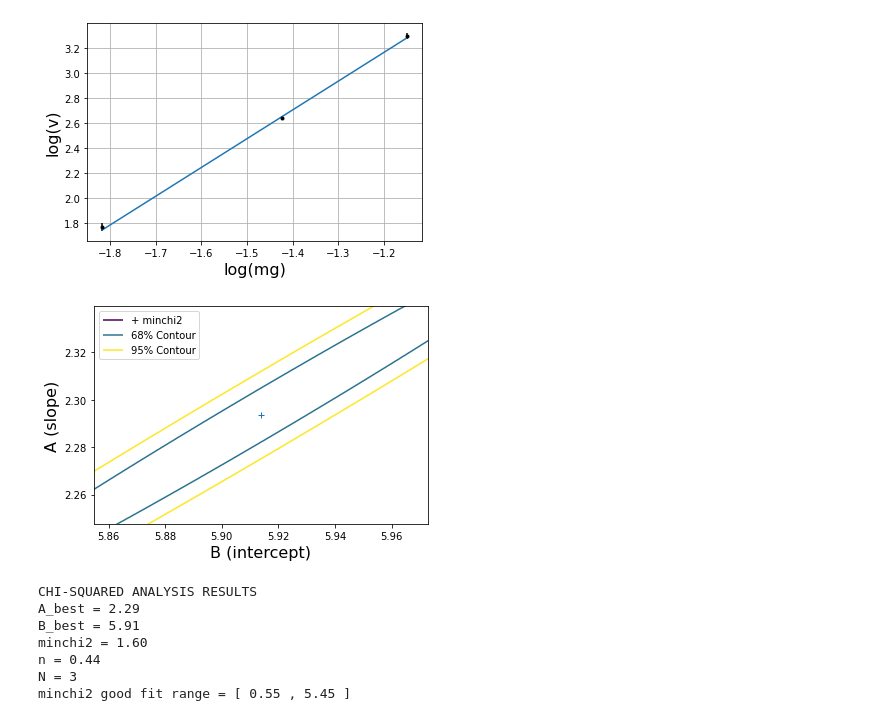
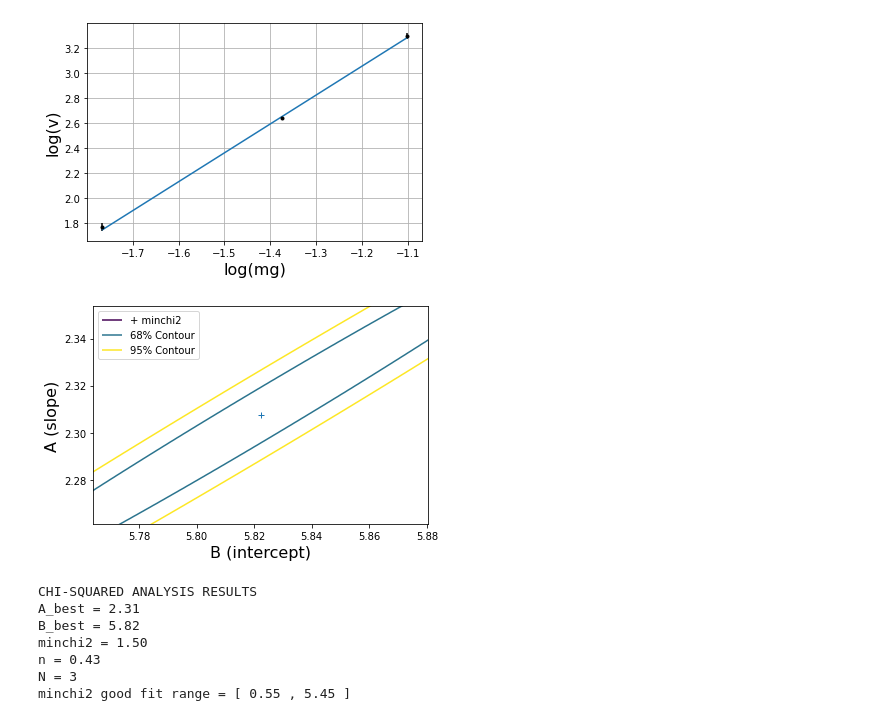
Before and after one commit to VyomSachan/scripts, a Jupyter notebook: energy_harvesting_prosthetic.ipynb, the cells around one changed output. Drawn from its saved outputs; the diff is of its cells as text; code cells hidden in the pictures.

```diff
--- a/energy_harvesting_prosthetic.ipynb
+++ b/energy_harvesting_prosthetic.ipynb
@@ -28,7 +28,7 @@ from numpy import *
 import numpy as np
 
 # mass of each set of filters
-m = np.array([0.1625, 0.2411, 0.3168])
+m = np.array([0.171, 0.253, 0.332])
 
 # Measure the terminal velocity for each set of filters 5 times and record the values
 v1 = np.array([5.5, 6, 6.1])
@@ -84,39 +84,39 @@ Z=plt.contour(B,A,chi2,levels)
 plt.ylim(Abest-0.02*Abest,Abest+0.02*Abest)
 plt.xlim(Bbest-0.01*Bbest,Bbest+0.01*Bbest)
 plt.plot(Bbest,Abest,'+')
 plt.ylabel('A (slope)',fontsize=16)
 plt.xlabel('B (intercept)',fontsize=16)
 
 # add legend
 artists, labels = Z.legend_elements()
 plt.legend(handles=artists, labels=["+ minchi2","68% Contour","95% Contour"], loc='upper left')
 plt.show()
 
 # display main results
 print("CHI-SQUARED ANALYSIS RESULTS")
 Abest_float = "{:.2f}".format(Abest)
 print("A_best =",Abest_float)
 Bbest_float = "{:.2f}".format(Bbest)
 print("B_best =",Bbest_float)
 minchi2_float = "{:.2f}".format(minchi2)
 print("minchi2 =",minchi2_float)
 n="{:.2f}".format(1/Abest)
 print("n =", n)
 print("N =", N)
 N_min_float = "{:.2f}".format(N-sqrt(2*N))
 N_max_float = "{:.2f}".format(N+sqrt(2*N))
 print("minchi2 good fit range = [",N_min_float, ",",N_max_float,"]")
 # contour68 = "{:.2f}".format(levels[1])
 # print("chi2 for 68% Contour =", contour68)
 # contour95 = "{:.2f}".format(levels[2])
 # print("chi2 for 95% Contour =", contour95)
 # %% [output]
-[figure, old version]
+[figure, new version]
-[figure, old version]
+[figure, new version]
 CHI-SQUARED ANALYSIS RESULTS
-A_best = 2.29
-B_best = 5.91
-minchi2 = 1.60
-n = 0.44
+A_best = 2.31
+B_best = 5.82
+minchi2 = 1.50
+n = 0.43
 N = 3
 minchi2 good fit range = [ 0.55 , 5.45 ]
```
